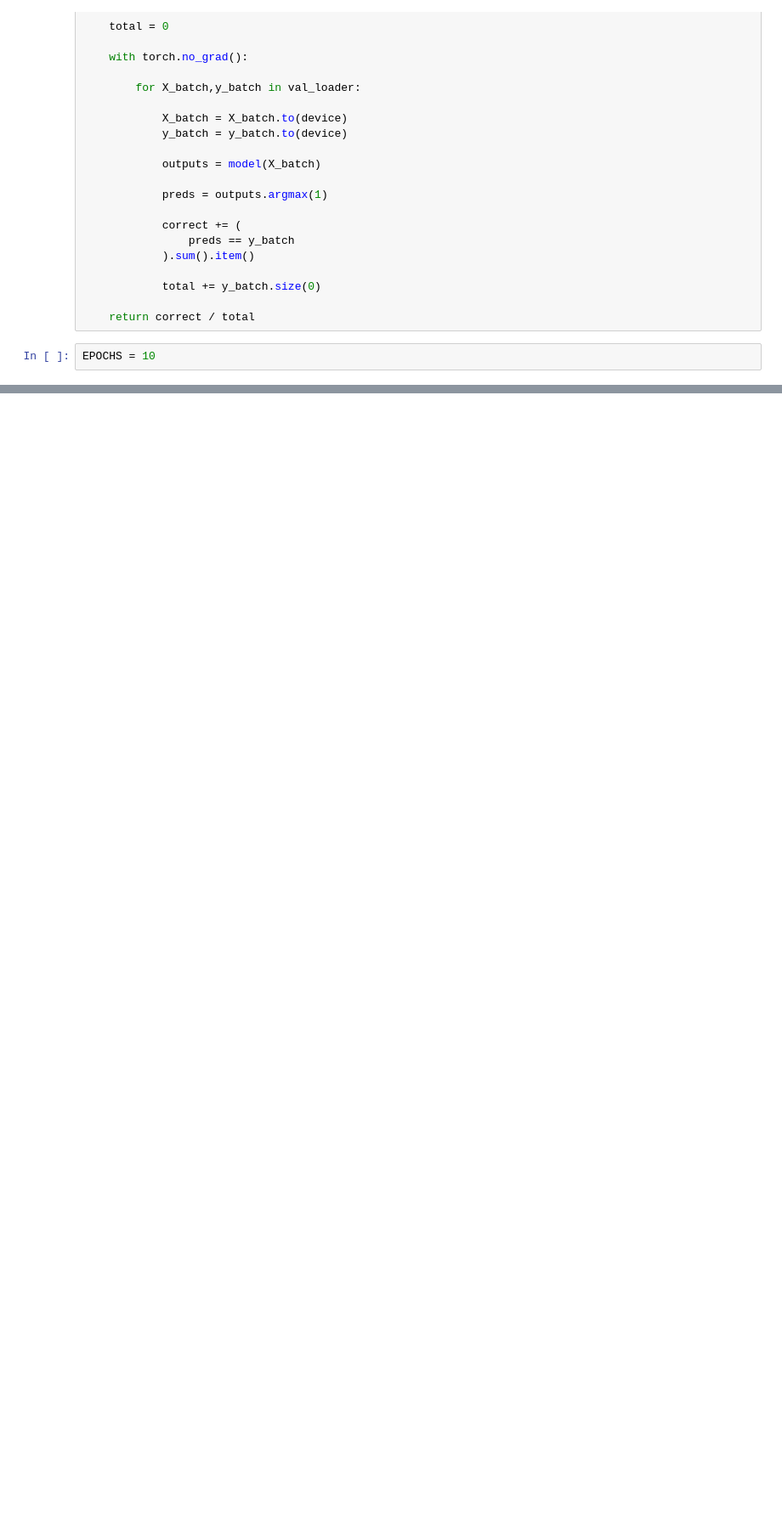
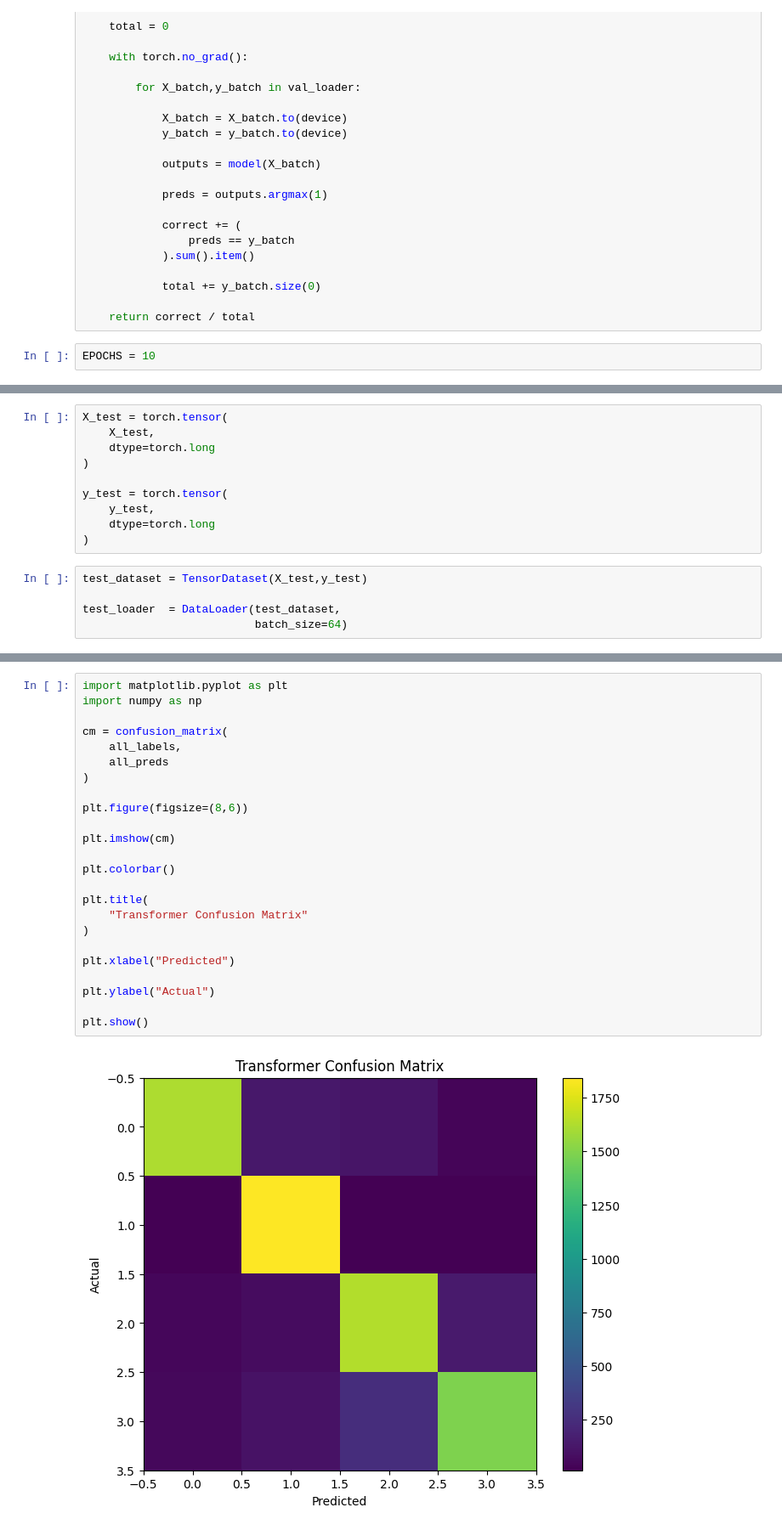
Before and after one commit to tensorbytes0202/Transformer-v-s-Bert-from-scratch-, a Jupyter notebook: BERT_vs_Transformer_(Scratch_Study).ipynb, the cells around one changed output, grey strips where cells are left out. Shown at 85% size. Drawn from its saved outputs; the diff is of its cells as text; blank space fills up the shorter version.

```diff
--- a/BERT_vs_Transformer_(Scratch_Study).ipynb
+++ b/BERT_vs_Transformer_(Scratch_Study).ipynb
@@ -661,0 +681,15 @@ Epoch 10 | Loss=0.3820 | Train Acc=0.8658 | Val Acc=0.7421
+# %%
+X_test = torch.tensor(
+    X_test,
+    dtype=torch.long
+)
+
+y_test = torch.tensor(
+    y_test,
+    dtype=torch.long
+)
+# %%
+test_dataset = TensorDataset(X_test,y_test)
+
+test_loader  = DataLoader(test_dataset,
+                          batch_size=64)
@@ -661,0 +760,26 @@ Epoch 10 | Loss=0.3820 | Train Acc=0.8658 | Val Acc=0.7421
+# %%
+import matplotlib.pyplot as plt
+import numpy as np
+
+cm = confusion_matrix(
+    all_labels,
+    all_preds
+)
+
+plt.figure(figsize=(8,6))
+
+plt.imshow(cm)
+
+plt.colorbar()
+
+plt.title(
+    "Transformer Confusion Matrix"
+)
+
+plt.xlabel("Predicted")
+
+plt.ylabel("Actual")
+
+plt.show()
+# %% [output]
+[figure, added]
```
Also changed, not shown: parts of 23 cells of this notebook.
